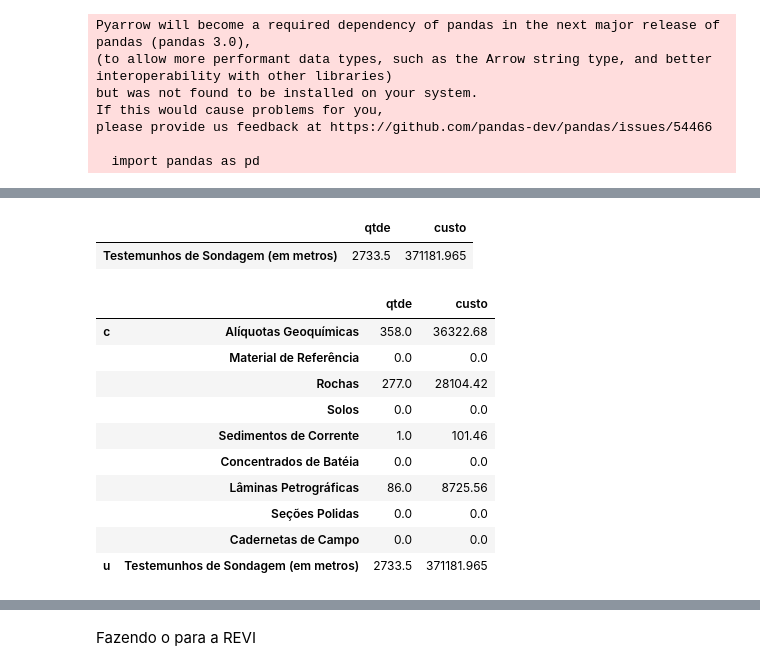
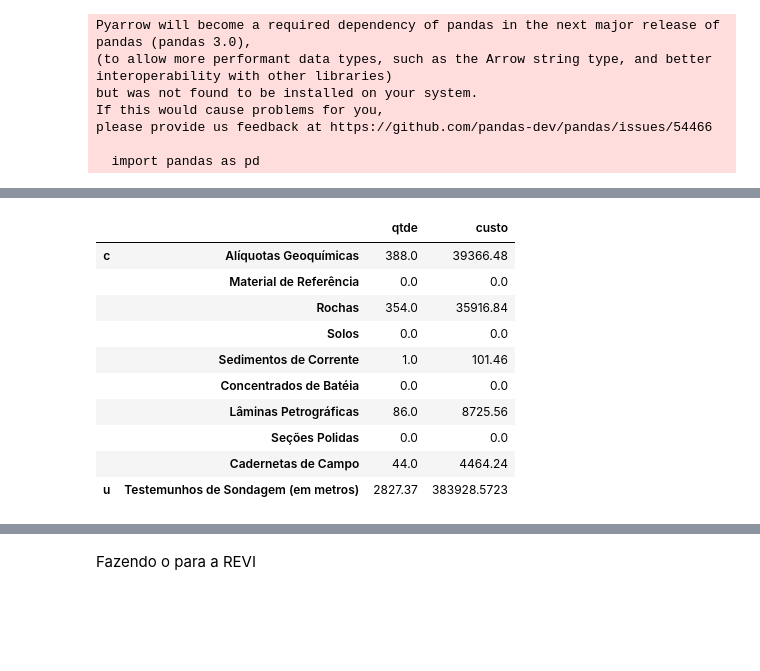
Before and after one commit to dpsales/auto-sei, a Jupyter notebook: teste.ipynb, the cells around one changed output, grey strips where cells are left out. Saved outputs shown, nothing was run; the diff lists cells and outputs as text; code cells hidden in the pictures; blank space fills up the shorter version.

```diff
--- a/teste.ipynb
+++ b/teste.ipynb
@@ -85,22 +30,19 @@ df
 # %%
-
-
-
 df.iloc[:,37] = (
     df.iloc[:,37]
 # .replace(['geremi', '/', '-', 'sureg','/dimini/derem', 'residência de '], '')
     .replace(['lamin', 'sureg-sp', 'sp', 'sureg-sp/geremi'], 'sp')
-    .replace(['geremi-be', 'sureg-be', 'sureg be','sureg_be','superintendência regional de belém','be'], 'pa')
-    .replace(['geremi-bh', 'sureg-bh','belo horizonte','sureg bh', 'bh', 'digeco', 'diemge','digeom'], 'mg')
+    .replace(['geremi-be', 'sureg-be', 'sureg be','sureg_be','superintendência regional de belém','be', 'anm (dnpm)'], 'pa')
+    .replace(['geremi-bh', 'sureg-bh','belo horizonte','sureg bh', 'bh', 'digeco', 'diemge', 'geremi sureg-be', 'litoteca regional de caeté'], 'mg')
     .replace(['geremi-pa', 'sureg-pa','porto alegre',
           'superintendência regional de Porto Alegre',
           'universidade federal do rio grande do sul',
           'unisinos','ufrgs', 'rs', 'mining venture'], 'rs')
-    .replace(['xxxxx','derem','nacional','0','divisão de geodinâmica - digeod'],'df')
+    .replace(['xxxxx','derem','nacional','0','divisão de geodinâmica - digeod'],'go')
     .replace(['sureg-ma', 'geremi-ma', 'manaus'], 'ma')
     .replace(['fortaleza','refo'], 'ce')
     .replace(['sureg-go'],'go')
     .replace(['residência de porto velho','porto velho', 'repo'], 'ro')
-    .replace(['sureg-re/dimini/derem'], 'rn')
+    .replace(['sureg-re/dimini/derem','digeom'], 'rn')
     .replace(['sureg-sa'], 'ba')
     )
@@ -127,5 +53,5 @@ material = (pd.DataFrame(df.iloc[:,40:50]
                 .convert_dtypes()
                 .sum(),
             columns=["qtde"])
-            .assign(custo=lambda df: df.qtde * 101.46))
+            .assign(custo=lambda df: df.qtde * 99.63))
 material
@@ -146,26 +61,24 @@ testemunhos = (
         df.iloc[:,[43]].sum(),
         columns=["qtde"]
     )
-    .assign(custo=lambda df: df.qtde * 135.79)
+    .assign(custo=lambda df: df.qtde * 132.84)
 )
 testemunhos
-# %% [output]
-|  | qtde | custo |
-| Testemunhos de Sondagem (em metros) | 2733.5 | 371181.965 |
 # %%
 custos_materiais = pd.concat([material, testemunhos], keys = 'custo')
+custos_materiais.to_csv('custos.csv')
 custos_materiais
 # %% [output]
 |  |  | qtde | custo |
-| c | Alíquotas Geoquímicas | 358.0 | 36322.68 |
+| c | Alíquotas Geoquímicas | 388.0 | 39366.48 |
 |  | Material de Referência | 0.0 | 0.0 |
-|  | Rochas | 277.0 | 28104.42 |
+|  | Rochas | 354.0 | 35916.84 |
 |  | Solos | 0.0 | 0.0 |
 |  | Sedimentos de Corrente | 1.0 | 101.46 |
 |  | Concentrados de Batéia | 0.0 | 0.0 |
 |  | Lâminas Petrográficas | 86.0 | 8725.56 |
 |  | Seções Polidas | 0.0 | 0.0 |
-|  | Cadernetas de Campo | 0.0 | 0.0 |
-| u | Testemunhos de Sondagem (em metros) | 2733.5 | 371181.965 |
+|  | Cadernetas de Campo | 44.0 | 4464.24 |
+| u | Testemunhos de Sondagem (em metros) | 2827.37 | 383928.5723 |
 # %%
 _custos = custos_materiais.style.format({"custo": 'R$ {:0.2f}'})
```
Also changed, not shown: parts of 30 cells of this notebook, 7 other files.
